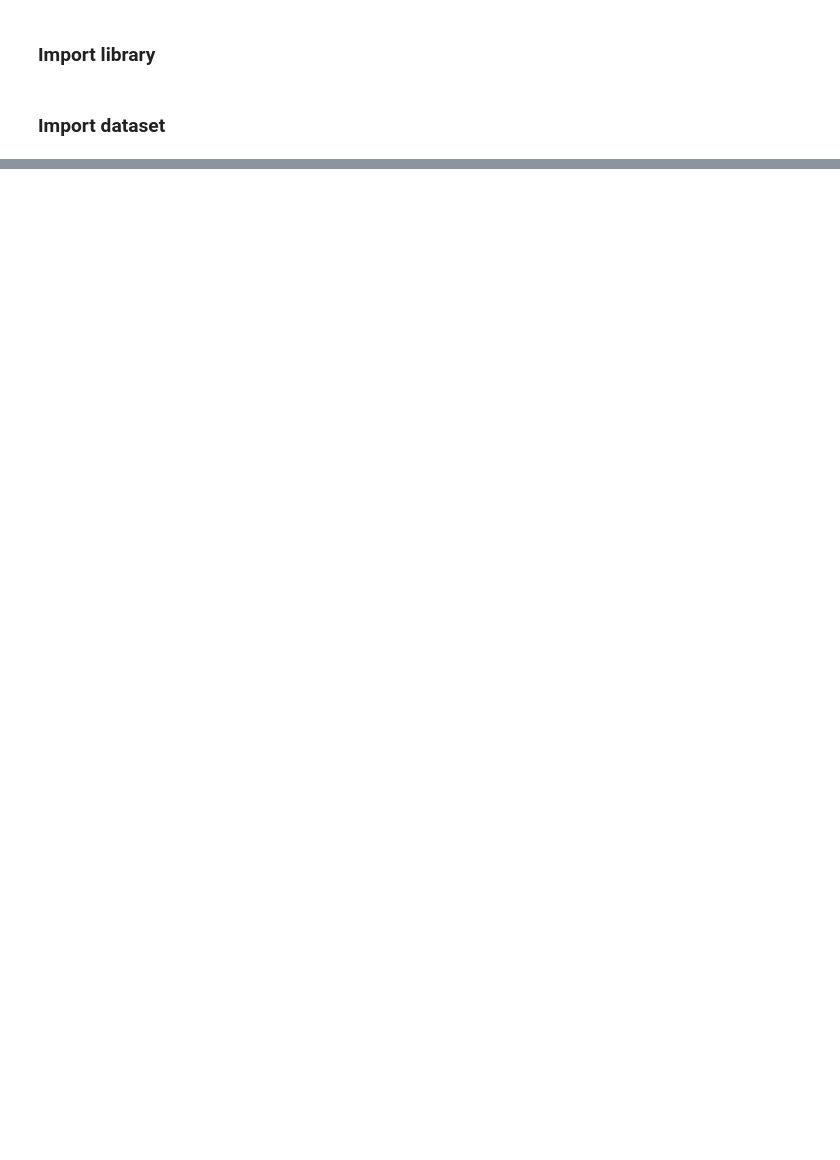
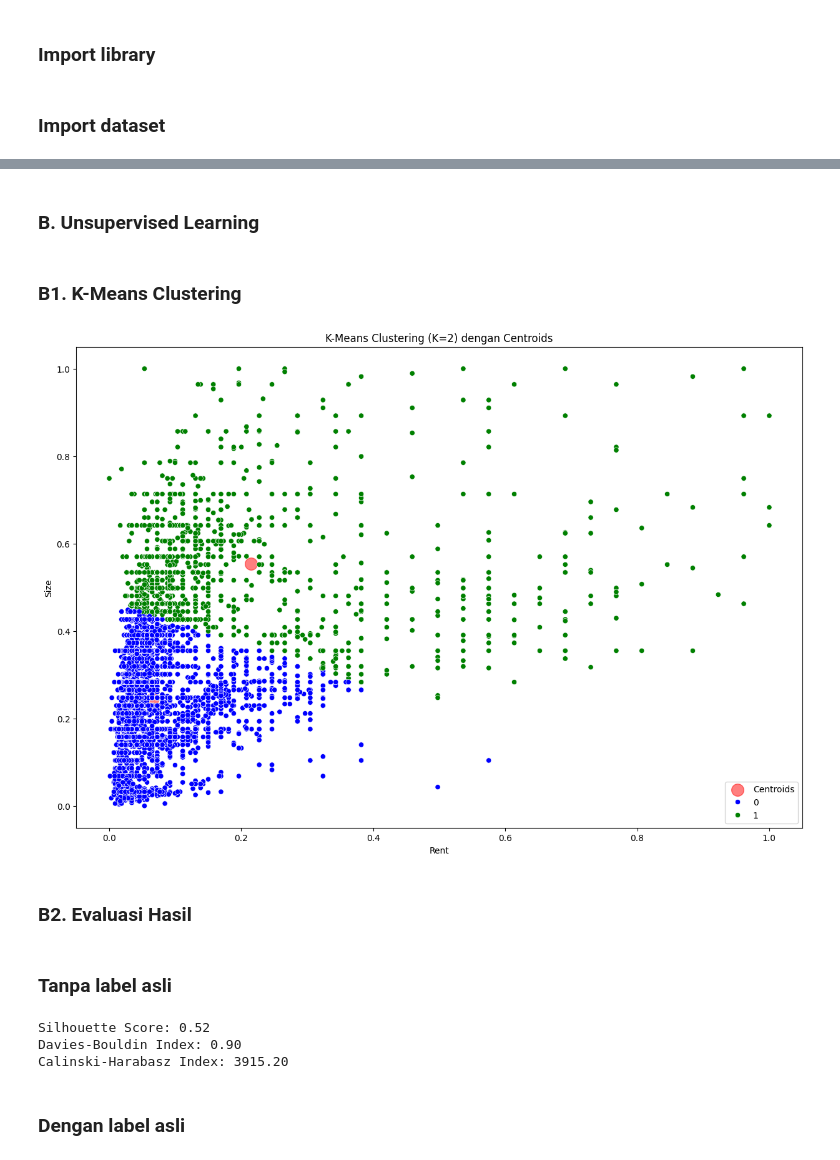
Before and after one commit to NatanaelPLHN/Praktikum_KB, a Jupyter notebook: Posttest_KB_5/posttest5.ipynb, the cells around one changed output, grey strips where cells are left out. Drawn from its saved outputs; the diff is of its cells as text; code cells hidden in the pictures; blank space fills up the shorter version.

```diff
--- a/Posttest_KB_5/posttest5.ipynb
+++ b/Posttest_KB_5/posttest5.ipynb
@@ -91,0 +202,47 @@ print(mae, mse, rmse, r2, sep='\n')
+# %% [markdown]
+### B. Unsupervised Learning
+# %% [markdown]
+### B1. K-Means Clustering
+# %%
+plt.figure(figsize=(15,10))
+
+X = dfHouse[["Rent" , "Size" ]]
+K =  2 # dari target
+
+kmeans = KMeans(n_clusters=K, n_init=10)
+kmeans.fit(X)
+cluster_labels = kmeans.labels_
+dfHouse["Tenant Preferred"] = cluster_labels
+centroids = kmeans.cluster_centers_
+c = ["blue", "green"]
+plt.scatter(centroids[:, 0], centroids[:, 1], alpha=0.5, c='red', s=200,label='Centroids')
+
+sns.scatterplot(data=dfHouse, x=dfHouse['Rent'], y=dfHouse['Size'], hue="Tenant Preferred", palette=c)
+
+plt.title(f"K-Means Clustering (K={K}) dengan Centroids")
+plt.legend()
+plt.show()
+# %% [output]
+[figure, added]
+# %% [markdown]
+### B2. Evaluasi Hasil
+# %% [markdown]
+### Tanpa label asli
+# %%
+# Silhouette Score
+ss_score = silhouette_score(X, dfHouse['Tenant Preferred'])
+print(f"Silhouette Score: {ss_score:.2f}")
+
+# Davies-Bouldin Index
+db_index = davies_bouldin_score(X, dfHouse['Tenant Preferred'])
+print(f"Davies-Bouldin Index: {db_index:.2f}")
+
+# Calinski-Harabasz Index
+ch_index = calinski_harabasz_score(X, dfHouse['Tenant Preferred'])
+print(f"Calinski-Harabasz Index: {ch_index:.2f}")
+# %% [output]
+Silhouette Score: 0.52
+Davies-Bouldin Index: 0.90
+Calinski-Harabasz Index: 3915.20
+# %% [markdown]
+### Dengan label asli
```
Also changed, not shown: parts of 34 cells of this notebook.
